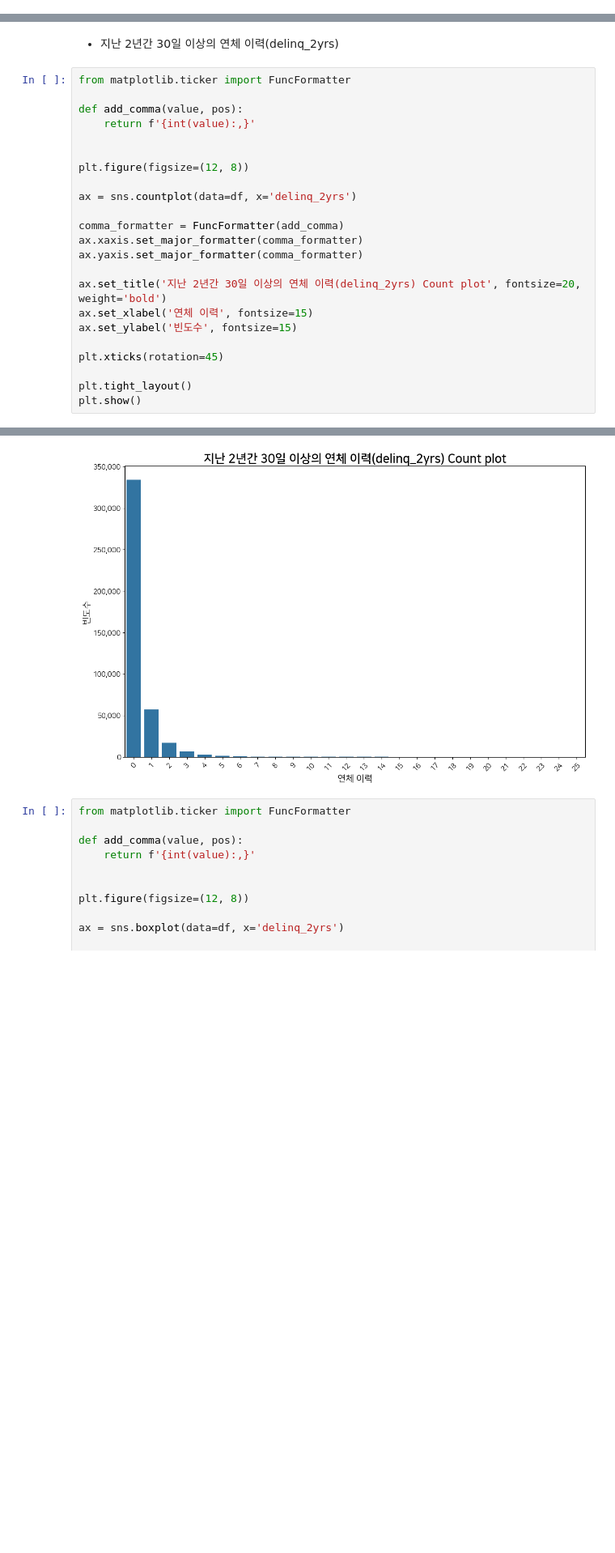
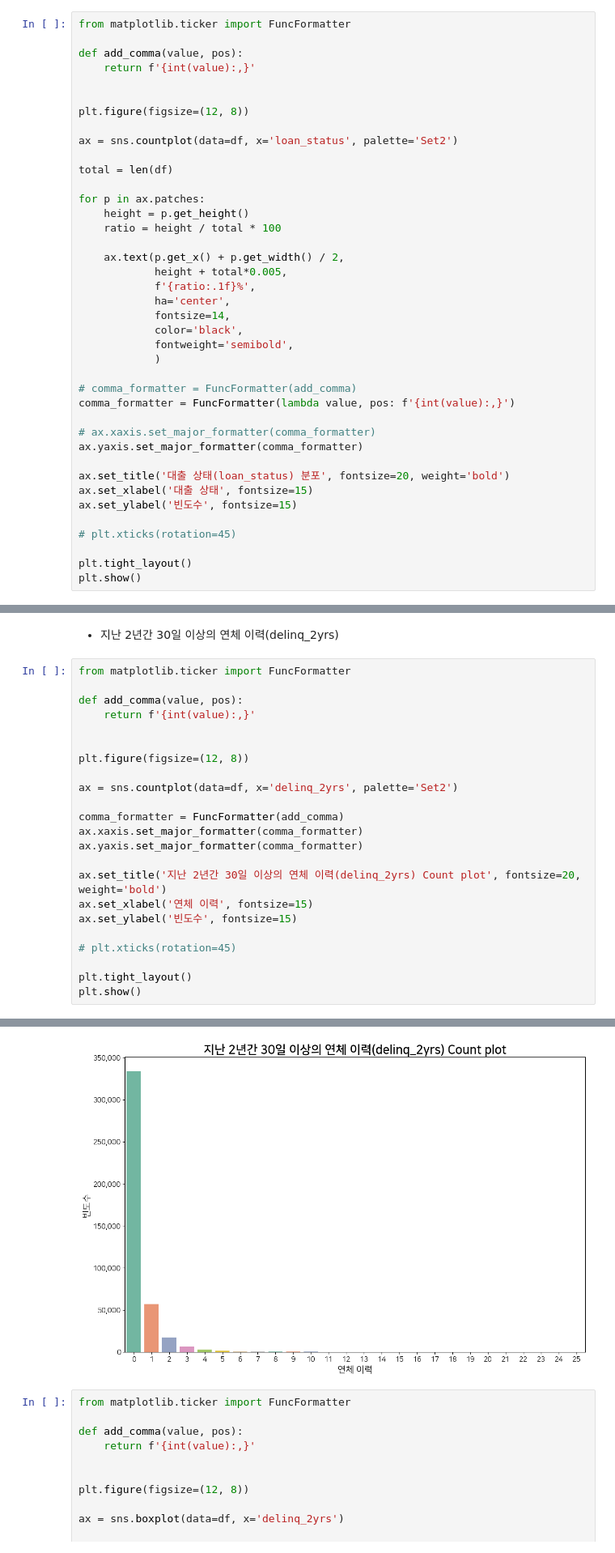
Before and after one commit to drkail6916/aiffel_datathon, a Jupyter notebook: 20250919_geon.ipynb, the cells around one changed output, grey strips where cells are left out. Shown at 81% size. Saved outputs shown, nothing was run; the diff lists cells and outputs as text; blank space fills up the shorter version.

```diff
--- a/20250919_geon.ipynb
+++ b/20250919_geon.ipynb
@@ -88,0 +56,40 @@ Name: proportion, dtype: float64
+# %%
+from matplotlib.ticker import FuncFormatter
+
+def add_comma(value, pos):
+    return f'{int(value):,}'
+
+
+plt.figure(figsize=(12, 8))
+
+ax = sns.countplot(data=df, x='loan_status', palette='Set2')
+
+total = len(df)
+
+for p in ax.patches:
+    height = p.get_height()
+    ratio = height / total * 100
+
+    ax.text(p.get_x() + p.get_width() / 2,
+            height + total*0.005,
+            f'{ratio:.1f}%',
+            ha='center',
+            fontsize=14,
+            color='black',
+            fontweight='semibold',
+            )
+
+# comma_formatter = FuncFormatter(add_comma)
+comma_formatter = FuncFormatter(lambda value, pos: f'{int(value):,}')
+
+# ax.xaxis.set_major_formatter(comma_formatter)
+ax.yaxis.set_major_formatter(comma_formatter)
+
+ax.set_title('대출 상태(loan_status) 분포', fontsize=20, weight='bold')
+ax.set_xlabel('대출 상태', fontsize=15)
+ax.set_ylabel('빈도수', fontsize=15)
+
+# plt.xticks(rotation=45)
+
+plt.tight_layout()
+plt.show()
@@ -689,7 +761,7 @@ def add_comma(value, pos):
 
 plt.figure(figsize=(12, 8))
 
-ax = sns.countplot(data=df, x='delinq_2yrs')
+ax = sns.countplot(data=df, x='delinq_2yrs', palette='Set2')
 
 comma_formatter = FuncFormatter(add_comma)
 ax.xaxis.set_major_formatter(comma_formatter)
@@ -699,7 +771,7 @@ ax.set_title('지난 2년간 30일 이상의 연체 이력(delinq_2yrs) Count pl
 ax.set_xlabel('연체 이력', fontsize=15)
 ax.set_ylabel('빈도수', fontsize=15)
 
-plt.xticks(rotation=45)
+# plt.xticks(rotation=45)
 
 plt.tight_layout()
 plt.show()
@@ -707,4 +782,4 @@ plt.show()
-[figure, old version]
+[figure, new version]
 # %%
 from matplotlib.ticker import FuncFormatter
 
```
Also changed, not shown: parts of 42 cells of this notebook.
